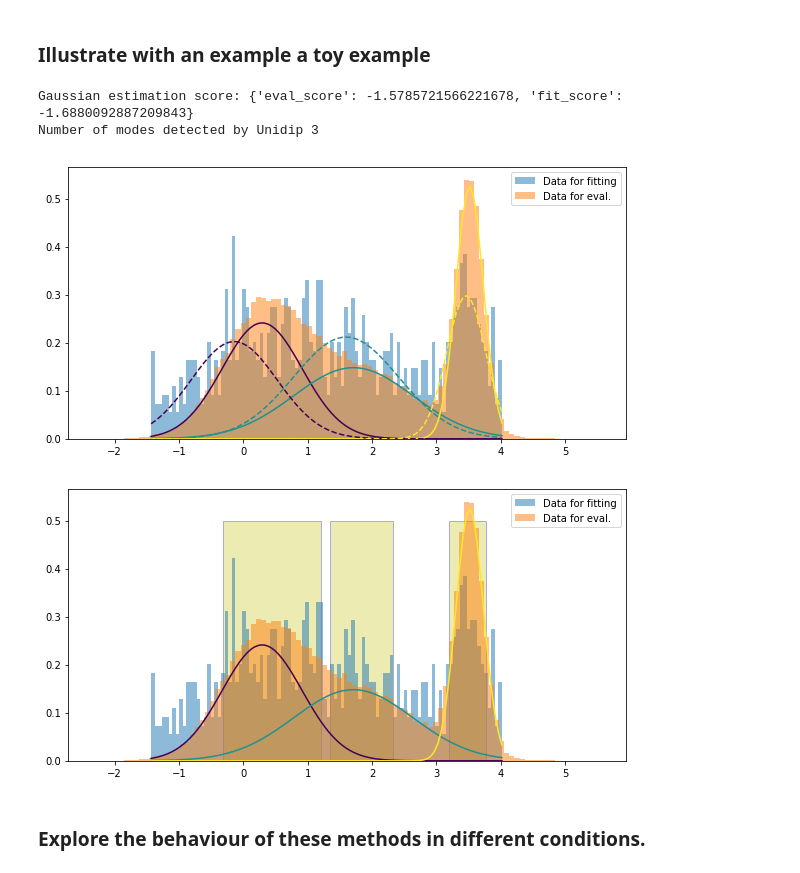
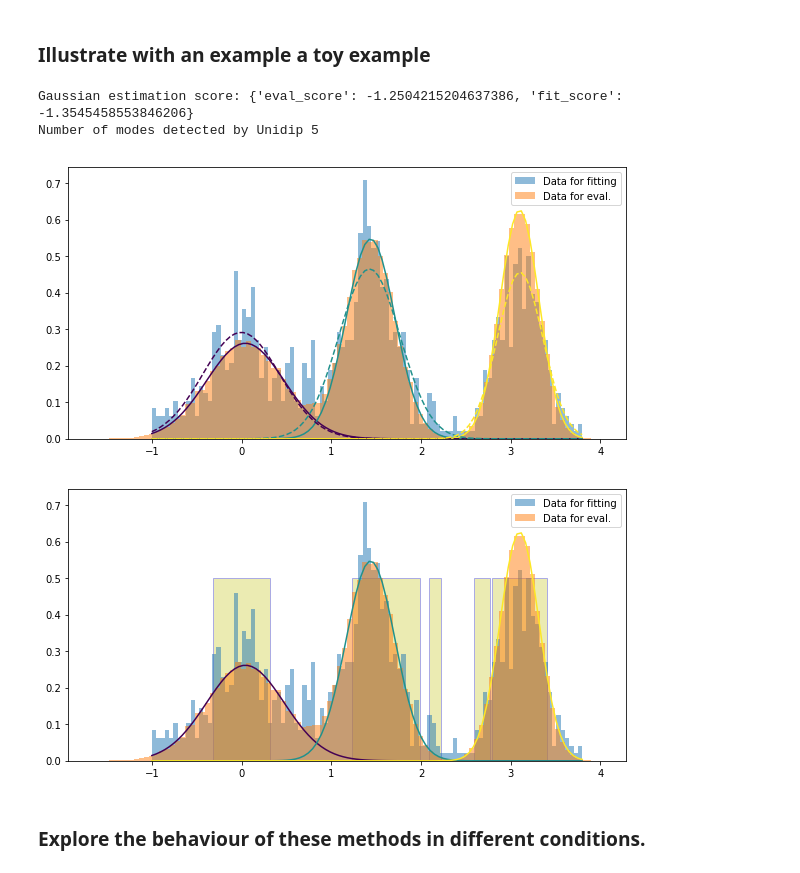
Before and after one commit to matiasdm/notes-on-deep-learning, a Jupyter notebook: notebooks/GaussianMixtureExtimation.ipynb, the cells around one changed output. Cells and saved outputs as stored; diff of their text form; code cells hidden in the pictures.

```diff
--- a/notebooks/GaussianMixtureExtimation.ipynb
+++ b/notebooks/GaussianMixtureExtimation.ipynb
@@ -21,25 +21,25 @@ from unidip import UniDip  # make sure you installed it, pip instrall unidip
 # %%
 # === Set distribution parameters === #
 num_modes = 3  # number of modes in the data
 distance = 1  # min distance between the modes (the distance is with respect to the sdt., e.g., dist = 1 means a std)
 sigma = 1  # orther of magnitude for the std of each mode (the actual values are random, this sets only a order of magnitude)
 n = 1000  # number of observations for fitting/training (the number of test samples is large and fixed)
-noise_power = .5  # to the modes, a background of noise uniformly samples is added, this set the power.
+noise_power = .15  # to the modes, a background of noise uniformly samples is added, this set the power.
 # E.g. .9 means that 90% of the data is noise
 
 # Run the cells where "Experiment" class is defined prioir running this cell.
 experiment = Experiment(num_modes=num_modes, distance=distance, sigma=sigma,
                         n=n, noise_power=noise_power)  # Init the experiment.
 experiment.simulate_data(verbose=0)  # Similate a pdf with the properties set before and samples observations from it.
 experiment.fit_gaussians(num_gaussians=3, verbose=1)  # Fit a gaussian mixture <-- you can set the number of gaussians
 print('Gaussian estimation score: {}'.format(experiment.gaussian_estimation.score))  # print the log likelhood of the estimation
 experiment.fit_unidip(p_val = 0.05, ntrials = 200, verbose=1)  # use unidip test and find the statistically significant modes.
 print('Number of modes detected by Unidip {}'.format(experiment.dip_estimation.num_modes))  # print the num of modes detected.
 # %% [output]
-Gaussian estimation score: {'eval_score': -1.5785721566221678, 'fit_score': -1.6880092887209843}
-Number of modes detected by Unidip 3
+Gaussian estimation score: {'eval_score': -1.2504215204637386, 'fit_score': -1.3545458553846206}
+Number of modes detected by Unidip 5
-[figure, old version]
+[figure, new version]
-[figure, old version]
+[figure, new version]
 # %% [markdown]
 ### Explore the behaviour of these methods in different conditions.
 # %%
```
Also changed, not shown: parts of 13 cells of this notebook.
